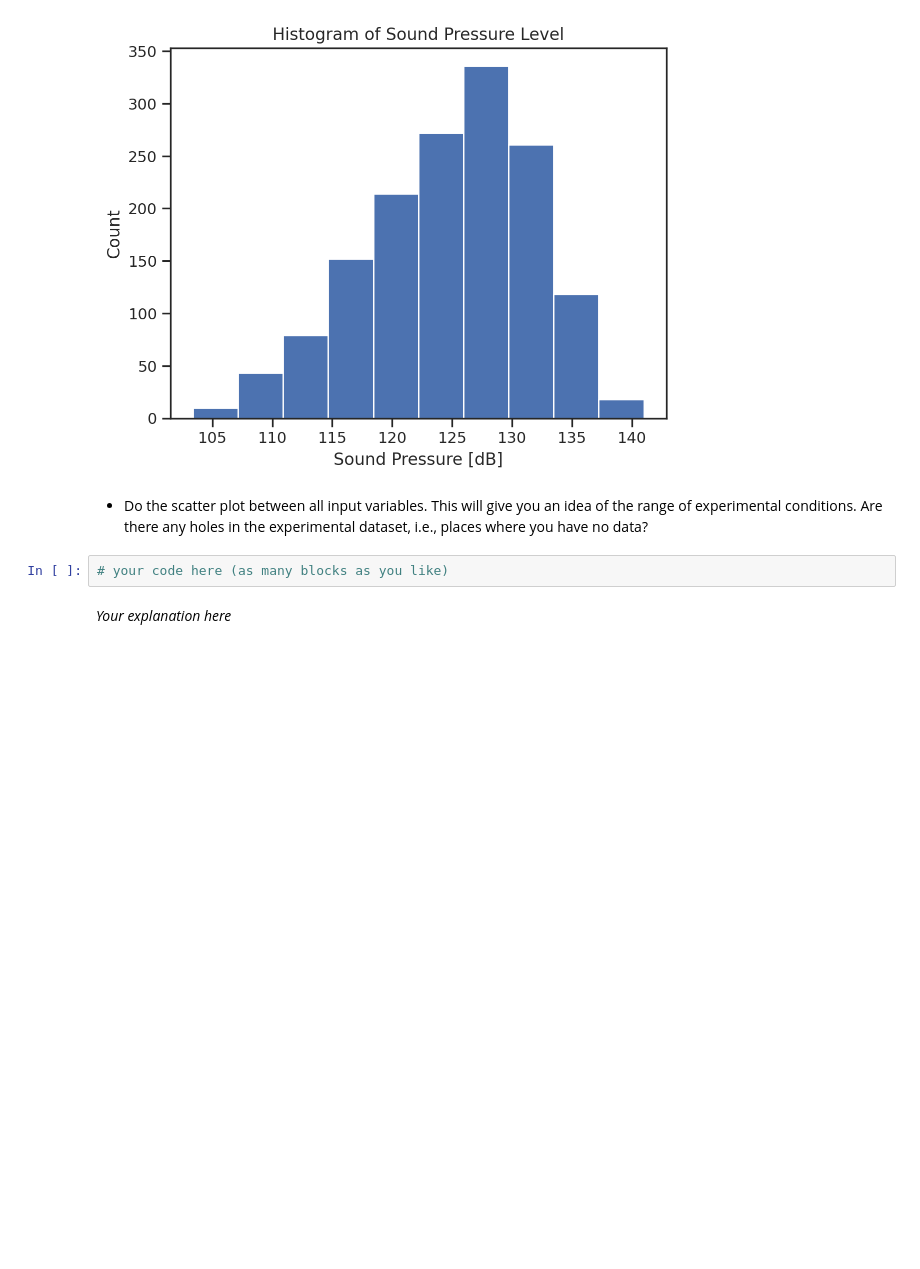
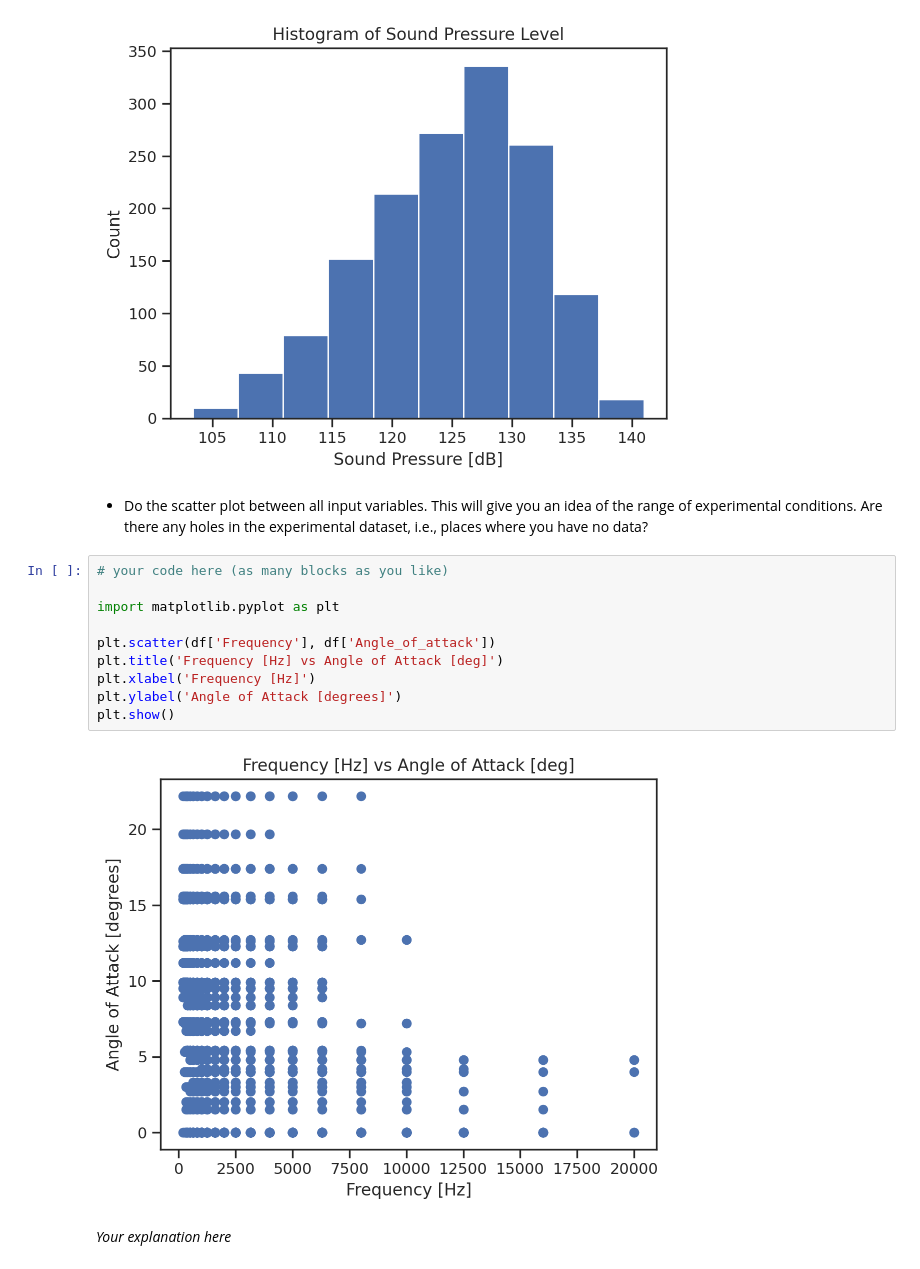
Before and after one commit to naray130/ME-239-HW, a Jupyter notebook: lecture04/homework_04.ipynb, the cells around one changed output. Saved outputs shown, nothing was run; the diff lists cells and outputs as text; blank space fills up the shorter version.

```diff
--- a/lecture04/homework_04.ipynb
+++ b/lecture04/homework_04.ipynb
@@ -259,8 +259,18 @@ plt.show()
 [figure]
 # %% [markdown]
 + Do the scatter plot between all input variables. This will give you an idea of the range of experimental conditions. Are there any holes in the experimental dataset, i.e., places where you have no data?
-# %%
-# your code here (as many blocks as you like)
+# %%
+# your code here (as many blocks as you like)
+
+import matplotlib.pyplot as plt
+
+plt.scatter(df['Frequency'], df['Angle_of_attack'])
+plt.title('Frequency [Hz] vs Angle of Attack [deg]')
+plt.xlabel('Frequency [Hz]')
+plt.ylabel('Angle of Attack [degrees]')
+plt.show()
+# %% [output]
+[figure, added]
 # %% [markdown]
 *Your explanation here*
 # %% [markdown]
```
Also changed, not shown: parts of 5 cells of this notebook.
